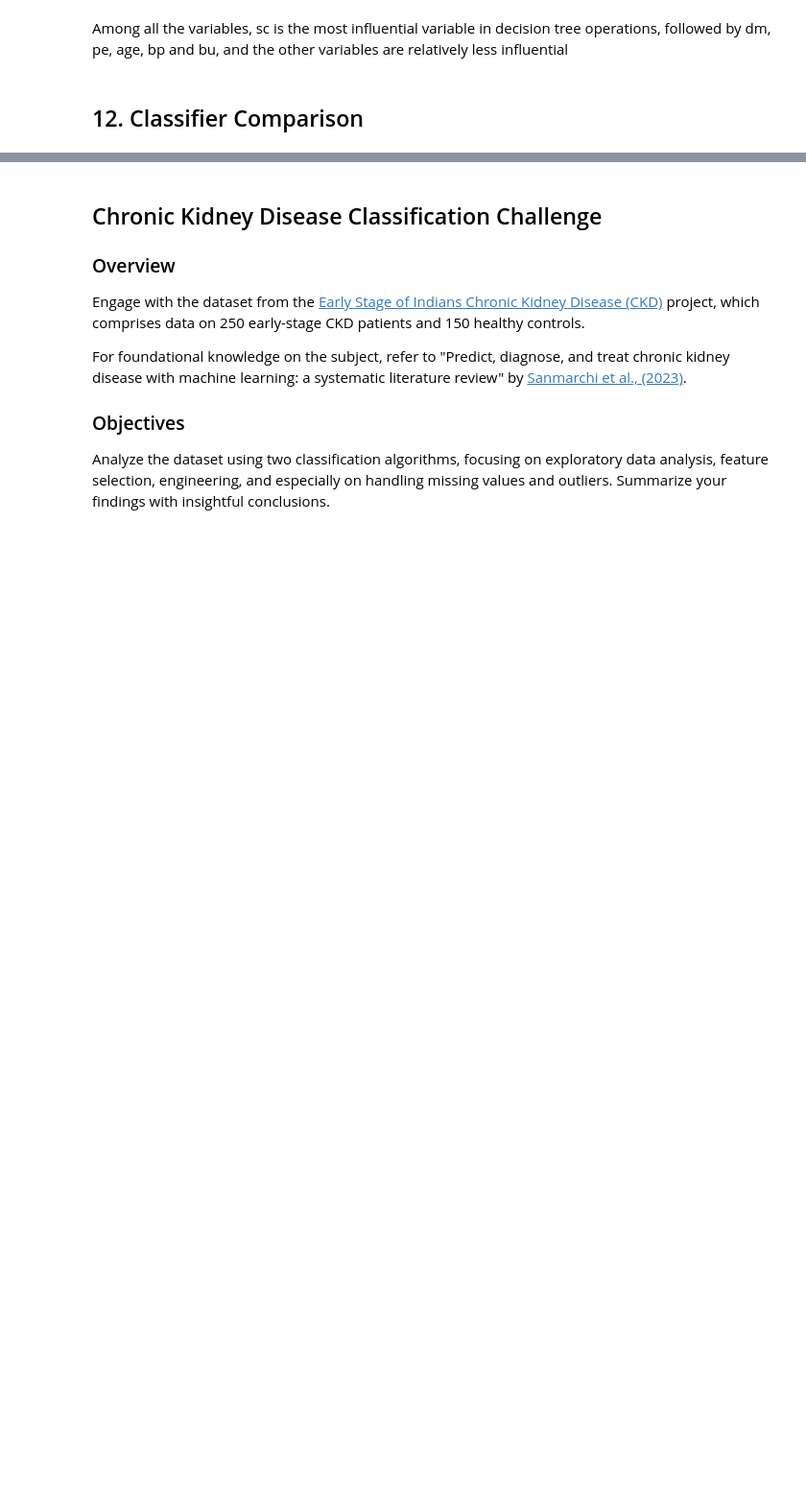
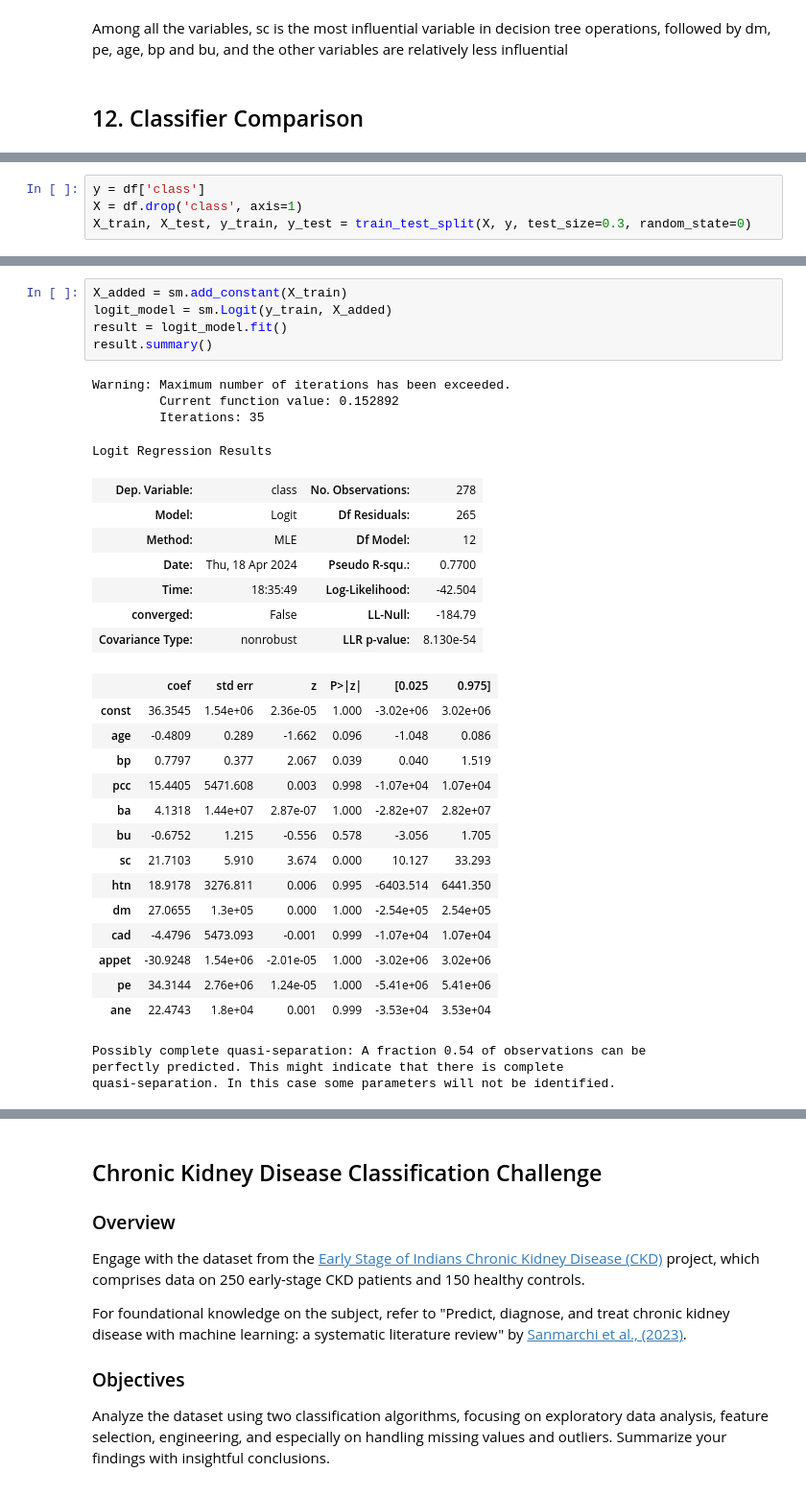
Before and after one commit to huanj164/Assignment_6, a Jupyter notebook: assignment6.ipynb, the cells around one changed output, grey strips where cells are left out. Shown at 96% size. Cells and saved outputs as stored; diff of their text form; blank space fills up the shorter version.

```diff
--- a/assignment6.ipynb
+++ b/assignment6.ipynb
@@ -820,0 +829,4 @@ weighted avg       0.98      0.98      0.98       120
+# %%
+y = df['class']
+X = df.drop('class', axis=1)
+X_train, X_test, y_train, y_test = train_test_split(X, y, test_size=0.3, random_state=0)
@@ -820,0 +856,34 @@ weighted avg       0.98      0.98      0.98       120
+# %%
+X_added = sm.add_constant(X_train)
+logit_model = sm.Logit(y_train, X_added)
+result = logit_model.fit()
+result.summary()
+# %% [output]
+Warning: Maximum number of iterations has been exceeded.
+         Current function value: 0.152892
+         Iterations: 35
+Logit Regression Results
+| Dep. Variable: | class | No. Observations: | 278 |
+| Model: | Logit | Df Residuals: | 265 |
+| Method: | MLE | Df Model: | 12 |
+| Date: | Thu, 18 Apr 2024 | Pseudo R-squ.: | 0.7700 |
+| Time: | 18:35:49 | Log-Likelihood: | -42.504 |
+| converged: | False | LL-Null: | -184.79 |
+| Covariance Type: | nonrobust | LLR p-value: | 8.130e-54 |
+|  | coef | std err | z | P>|z| | [0.025 | 0.975] |
+| const | 36.3545 | 1.54e+06 | 2.36e-05 | 1.000 | -3.02e+06 | 3.02e+06 |
+| age | -0.4809 | 0.289 | -1.662 | 0.096 | -1.048 | 0.086 |
+| bp | 0.7797 | 0.377 | 2.067 | 0.039 | 0.040 | 1.519 |
+| pcc | 15.4405 | 5471.608 | 0.003 | 0.998 | -1.07e+04 | 1.07e+04 |
+| ba | 4.1318 | 1.44e+07 | 2.87e-07 | 1.000 | -2.82e+07 | 2.82e+07 |
+| bu | -0.6752 | 1.215 | -0.556 | 0.578 | -3.056 | 1.705 |
+| sc | 21.7103 | 5.910 | 3.674 | 0.000 | 10.127 | 33.293 |
+| htn | 18.9178 | 3276.811 | 0.006 | 0.995 | -6403.514 | 6441.350 |
+| dm | 27.0655 | 1.3e+05 | 0.000 | 1.000 | -2.54e+05 | 2.54e+05 |
+| cad | -4.4796 | 5473.093 | -0.001 | 0.999 | -1.07e+04 | 1.07e+04 |
+| appet | -30.9248 | 1.54e+06 | -2.01e-05 | 1.000 | -3.02e+06 | 3.02e+06 |
+| pe | 34.3144 | 2.76e+06 | 1.24e-05 | 1.000 | -5.41e+06 | 5.41e+06 |
+| ane | 22.4743 | 1.8e+04 | 0.001 | 0.999 | -3.53e+04 | 3.53e+04 |
+Possibly complete quasi-separation: A fraction 0.54 of observations can be
+perfectly predicted. This might indicate that there is complete
+quasi-separation. In this case some parameters will not be identified.
```
Also changed, not shown: parts of 36 cells of this notebook.
